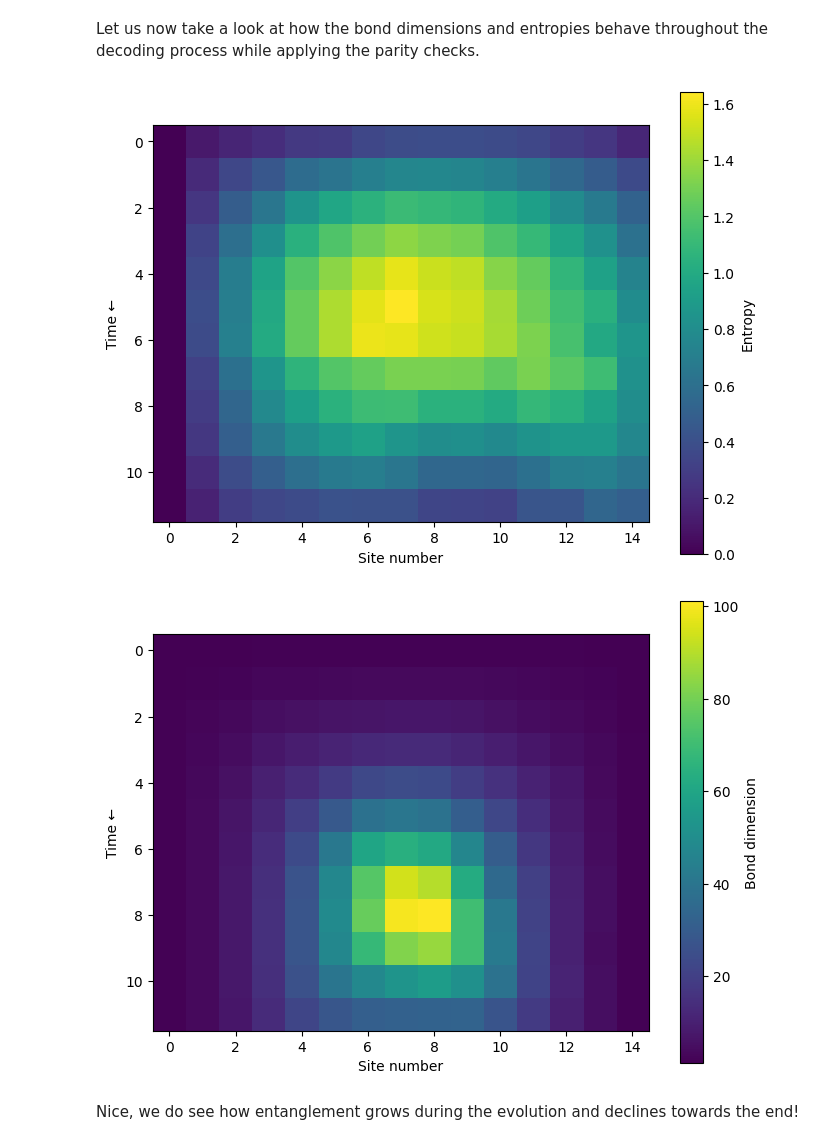
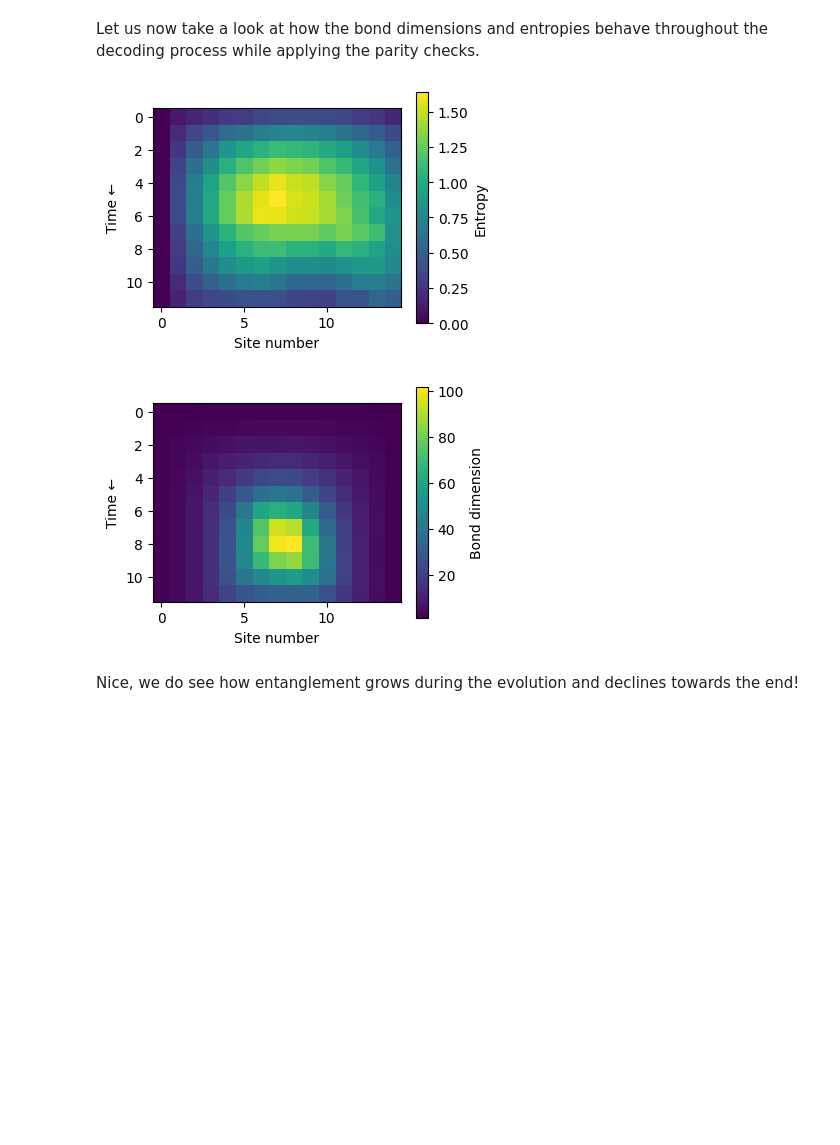
Before and after one commit to quicophy/mdopt, a Jupyter notebook: examples/decoding/classical_ldpc.ipynb, the cells around one changed output. Cells and saved outputs as stored; diff of their text form; code cells hidden in the pictures; blank space fills up the shorter version.

Commit message:
better plots

```diff
--- a/examples/decoding/classical_ldpc.ipynb
+++ b/examples/decoding/classical_ldpc.ipynb
@@ -312,25 +312,25 @@ for l in tqdm(range(NUM_EXPERIMENTS)):
 # %%
 # Here we average over all the experiments and plot the results.
 
 entropies = np.mean(entropies, axis=0)
 bond_dimensions = np.mean(bond_dimensions, axis=0)
 
-plt.figure(figsize=(8, 6))
+plt.figure(figsize=(4, 3))
 plt.imshow(entropies, cmap="viridis")
 plt.colorbar(label="Entropy")
 plt.xlabel("Site number")
 plt.ylabel("Time ←")
 plt.show()
 
-plt.figure(figsize=(8, 6))
+plt.figure(figsize=(4, 3))
 plt.imshow(bond_dimensions, cmap="viridis")
 plt.colorbar(label="Bond dimension")
 plt.ylabel("Time ←")
 plt.xlabel("Site number")
 plt.show()
 # %% [output]
-[figure, old version]
+[figure, new version]
-[figure, old version]
+[figure, new version]
 # %% [markdown]
 Nice, we do see how entanglement grows during the evolution and declines towards the end!
 # %% [markdown]
```
Also changed, not shown: parts of 1 cell of this notebook.
